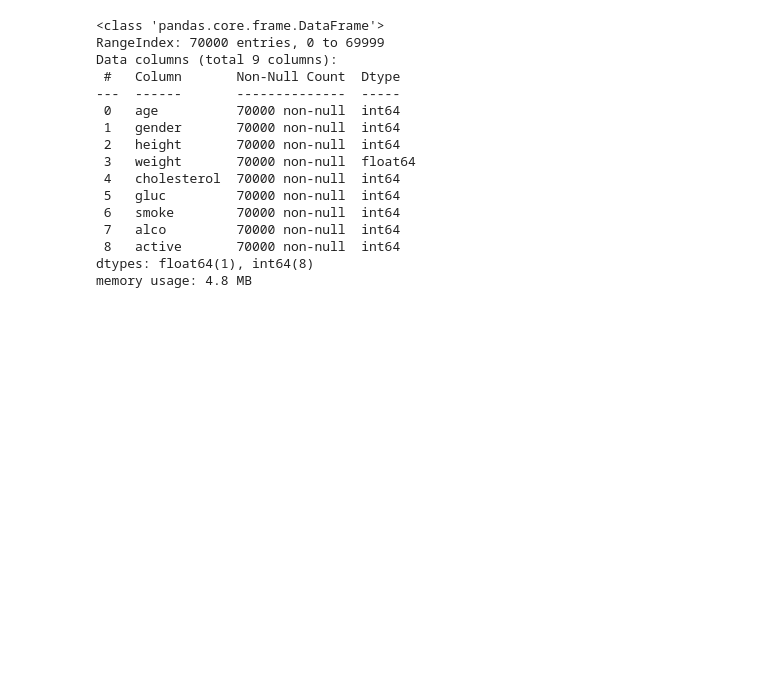
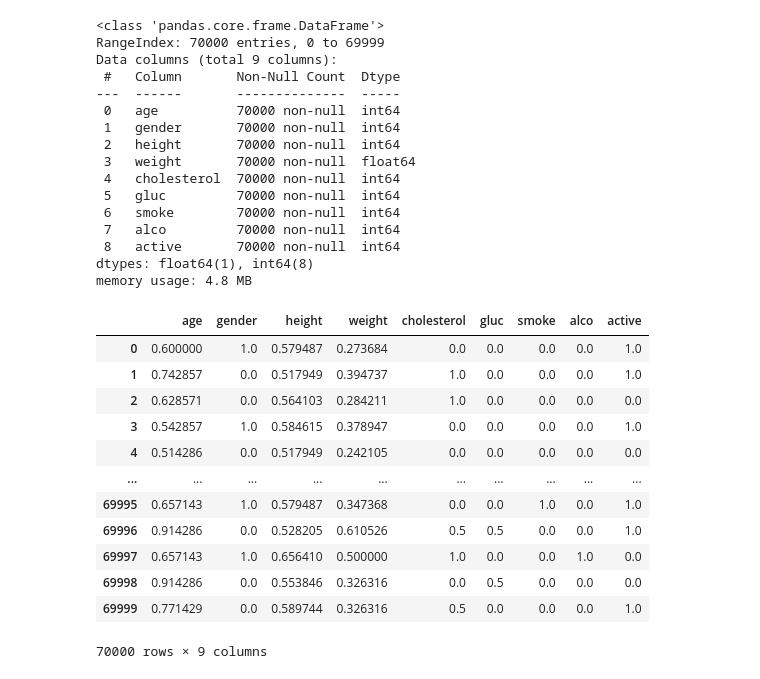
Before and after one commit to rapilap/TUBES_Artificial_Intelligence, a Jupyter notebook: percobaan2.ipynb, the cells around one changed output. Saved outputs shown, nothing was run; the diff lists cells and outputs as text; code cells hidden in the pictures; blank space fills up the shorter version.

```diff
--- a/percobaan2.ipynb
+++ b/percobaan2.ipynb
@@ -75,3 +73,21 @@ df1 = df
+# %%
+normalisasi = (df - df.min()) / (df.max() - df.min())
+df = normalisasi
+df
+# %% [output]
+|  | age | gender | height | weight | cholesterol | gluc | smoke | alco | active |
+| 0 | 0.600000 | 1.0 | 0.579487 | 0.273684 | 0.0 | 0.0 | 0.0 | 0.0 | 1.0 |
+| 1 | 0.742857 | 0.0 | 0.517949 | 0.394737 | 1.0 | 0.0 | 0.0 | 0.0 | 1.0 |
+| 2 | 0.628571 | 0.0 | 0.564103 | 0.284211 | 1.0 | 0.0 | 0.0 | 0.0 | 0.0 |
+| 3 | 0.542857 | 1.0 | 0.584615 | 0.378947 | 0.0 | 0.0 | 0.0 | 0.0 | 1.0 |
+| 4 | 0.514286 | 0.0 | 0.517949 | 0.242105 | 0.0 | 0.0 | 0.0 | 0.0 | 0.0 |
+| ... | ... | ... | ... | ... | ... | ... | ... | ... | ... |
+| 69995 | 0.657143 | 1.0 | 0.579487 | 0.347368 | 0.0 | 0.0 | 1.0 | 0.0 | 1.0 |
+| 69996 | 0.914286 | 0.0 | 0.528205 | 0.610526 | 0.5 | 0.5 | 0.0 | 0.0 | 1.0 |
+| 69997 | 0.657143 | 1.0 | 0.656410 | 0.500000 | 1.0 | 0.0 | 0.0 | 1.0 | 0.0 |
+| 69998 | 0.914286 | 0.0 | 0.553846 | 0.326316 | 0.0 | 0.5 | 0.0 | 0.0 | 0.0 |
+| 69999 | 0.771429 | 0.0 | 0.589744 | 0.326316 | 0.5 | 0.0 | 0.0 | 0.0 | 1.0 |
+70000 rows × 9 columns
 # %%
 df_korelasi = df[['age','gender','height','weight','cholesterol','gluc','smoke','alco','active']].corr()
 sns.set({'figure.figsize':(10,10)})
```
Also changed, not shown: parts of 5 cells of this notebook.
